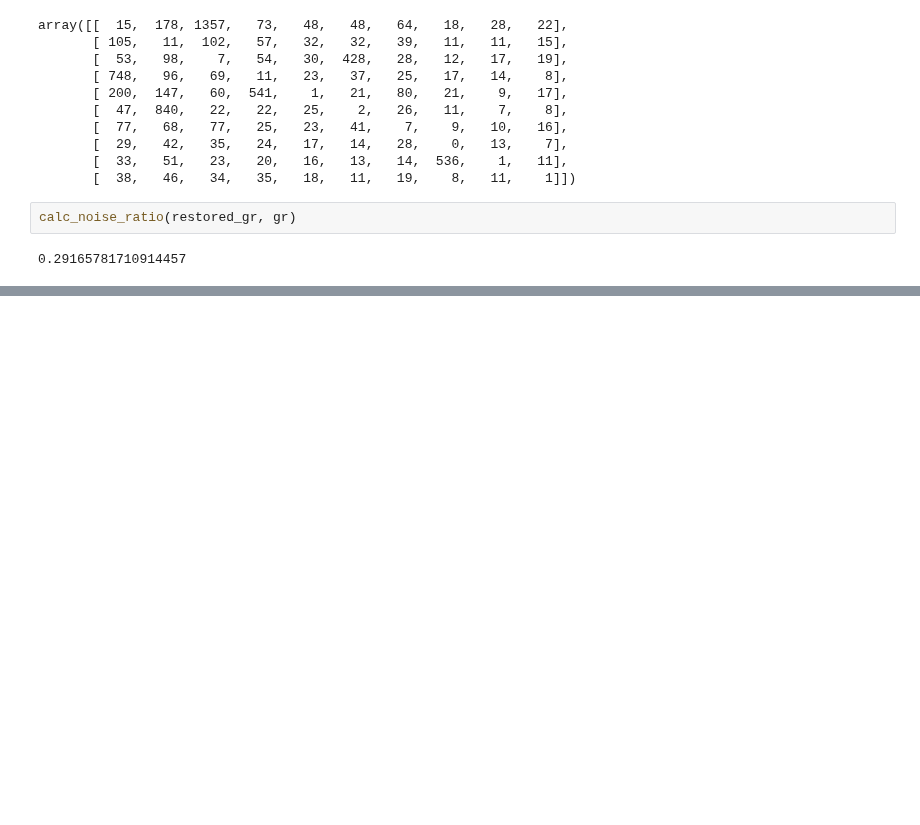
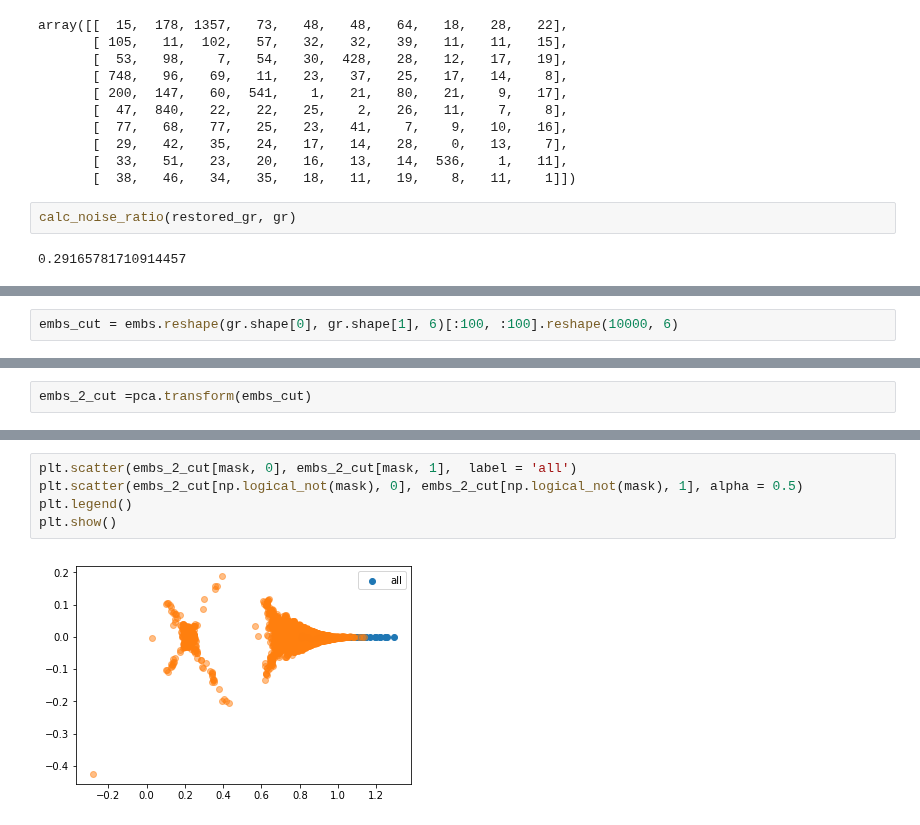
Before and after one commit to rykachevskiy/CRISPR, a Jupyter notebook: article/Slo.ipynb, the cells around one changed output, grey strips where cells are left out. Drawn from its saved outputs; the diff is of its cells as text; blank space fills up the shorter version.

```diff
--- a/article/Slo.ipynb
+++ b/article/Slo.ipynb
@@ -230,0 +242,2 @@ calc_noise_ratio(restored_gr, gr)
+# %%
+embs_cut = embs.reshape(gr.shape[0], gr.shape[1], 6)[:100, :100].reshape(10000, 6)
@@ -230,0 +249,2 @@ calc_noise_ratio(restored_gr, gr)
+# %%
+embs_2_cut =pca.transform(embs_cut)
@@ -230,0 +259,7 @@ calc_noise_ratio(restored_gr, gr)
+# %%
+plt.scatter(embs_2_cut[mask, 0], embs_2_cut[mask, 1],  label = 'all')
+plt.scatter(embs_2_cut[np.logical_not(mask), 0], embs_2_cut[np.logical_not(mask), 1], alpha = 0.5)
+plt.legend()
+plt.show()
+# %% [output]
+[figure, added]
```
Also changed, not shown: parts of 14 cells of this notebook, 5 other files.
